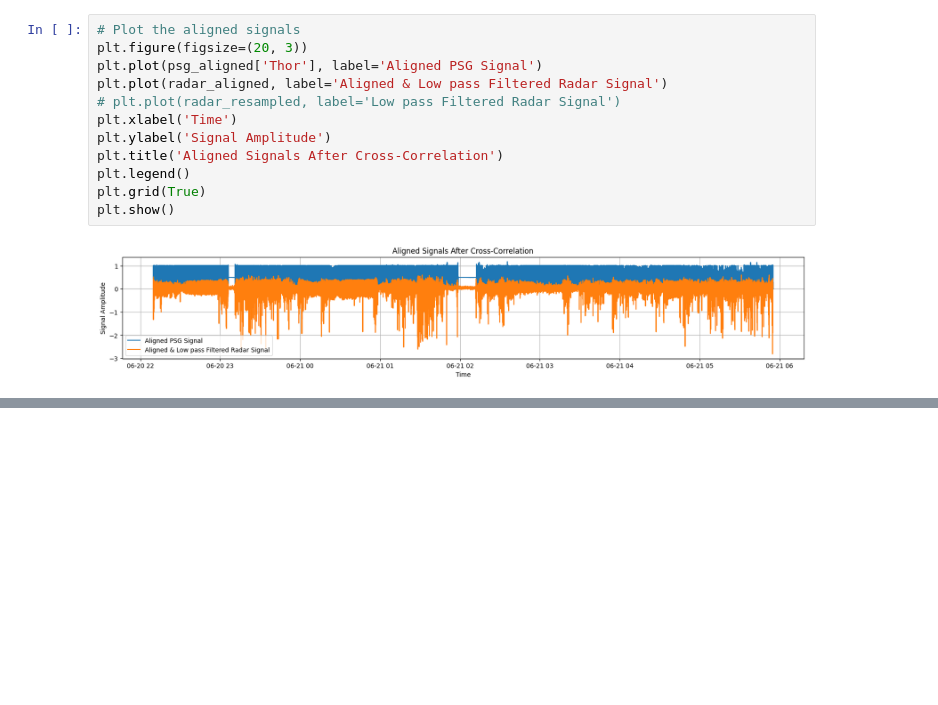
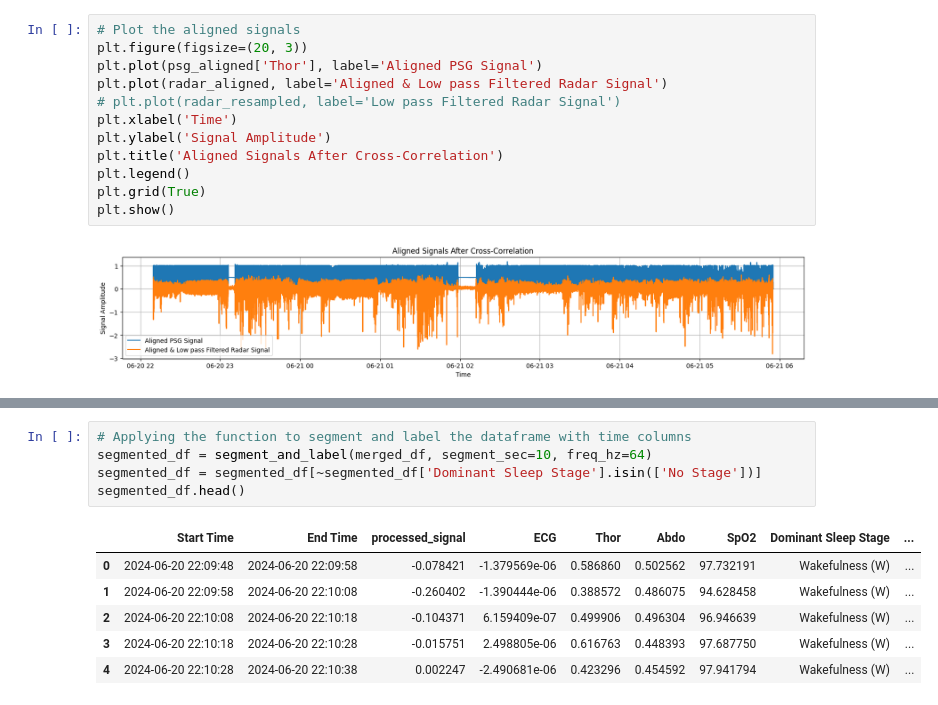
Before and after one commit to w-zzzz/SleepLab, a Jupyter notebook: event_loader_sleep.ipynb, the cells around one changed output, grey strips where cells are left out. Cells and saved outputs as stored; diff of their text form; blank space fills up the shorter version.

```diff
--- a/event_loader_sleep.ipynb
+++ b/event_loader_sleep.ipynb
@@ -1908,0 +1961,12 @@ merged_aligned_df
+# %%
+# Applying the function to segment and label the dataframe with time columns
+segmented_df = segment_and_label(merged_df, segment_sec=10, freq_hz=64)
+segmented_df = segmented_df[~segmented_df['Dominant Sleep Stage'].isin(['No Stage'])]
+segmented_df.head()
+# %% [output]
+|  | Start Time | End Time | processed_signal | ECG | Thor | Abdo | SpO2 | Dominant Sleep Stage | ... |
+| 0 | 2024-06-20 22:09:48 | 2024-06-20 22:09:58 | -0.078421 | -1.379569e-06 | 0.586860 | 0.502562 | 97.732191 | Wakefulness (W) | ... |
+| 1 | 2024-06-20 22:09:58 | 2024-06-20 22:10:08 | -0.260402 | -1.390444e-06 | 0.388572 | 0.486075 | 94.628458 | Wakefulness (W) | ... |
+| 2 | 2024-06-20 22:10:08 | 2024-06-20 22:10:18 | -0.104371 | 6.159409e-07 | 0.499906 | 0.496304 | 96.946639 | Wakefulness (W) | ... |
+| 3 | 2024-06-20 22:10:18 | 2024-06-20 22:10:28 | -0.015751 | 2.498805e-06 | 0.616763 | 0.448393 | 97.687750 | Wakefulness (W) | ... |
+| 4 | 2024-06-20 22:10:28 | 2024-06-20 22:10:38 | 0.002247 | -2.490681e-06 | 0.423296 | 0.454592 | 97.941794 | Wakefulness (W) | ... |
```
Also changed, not shown: parts of 18 cells of this notebook.
